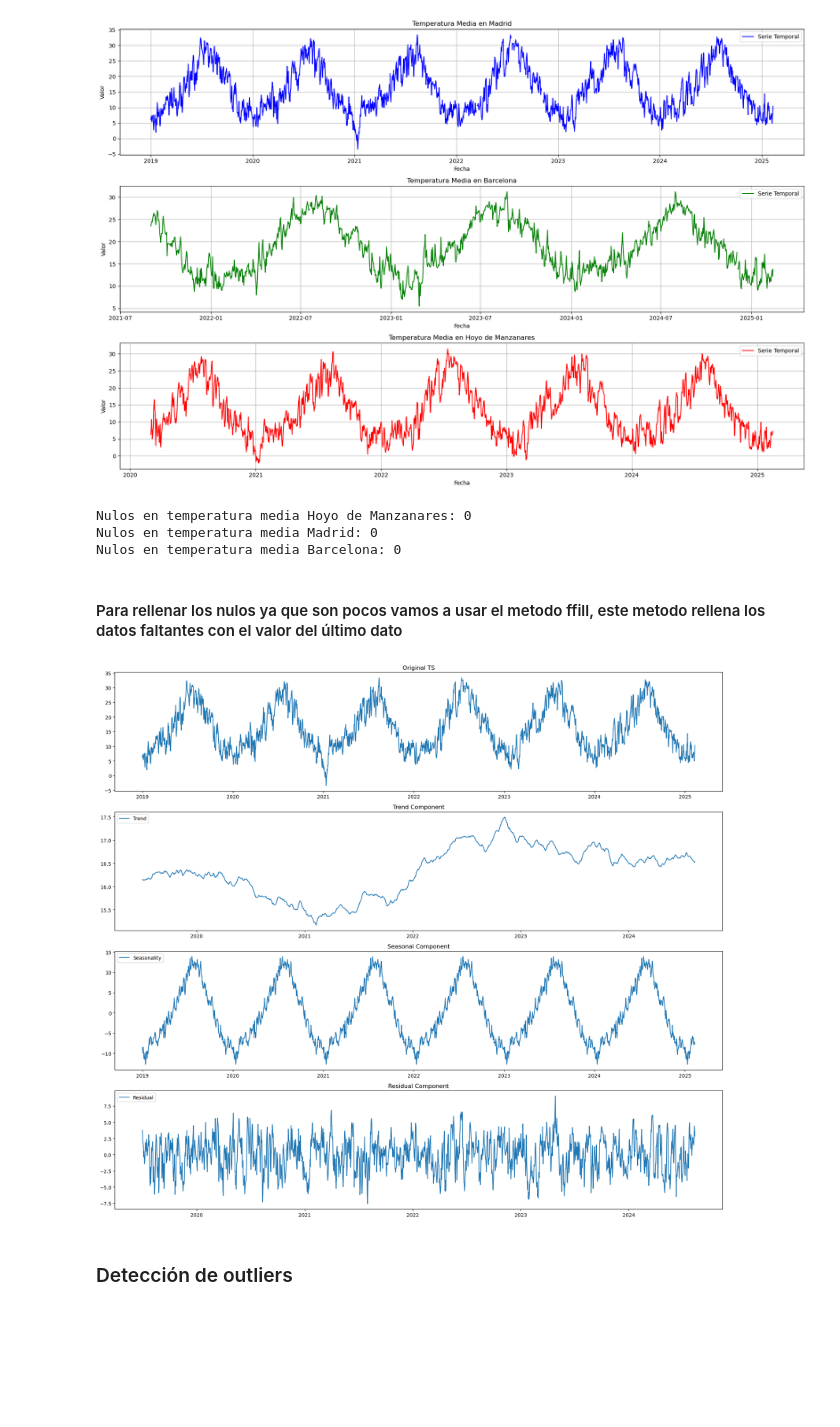
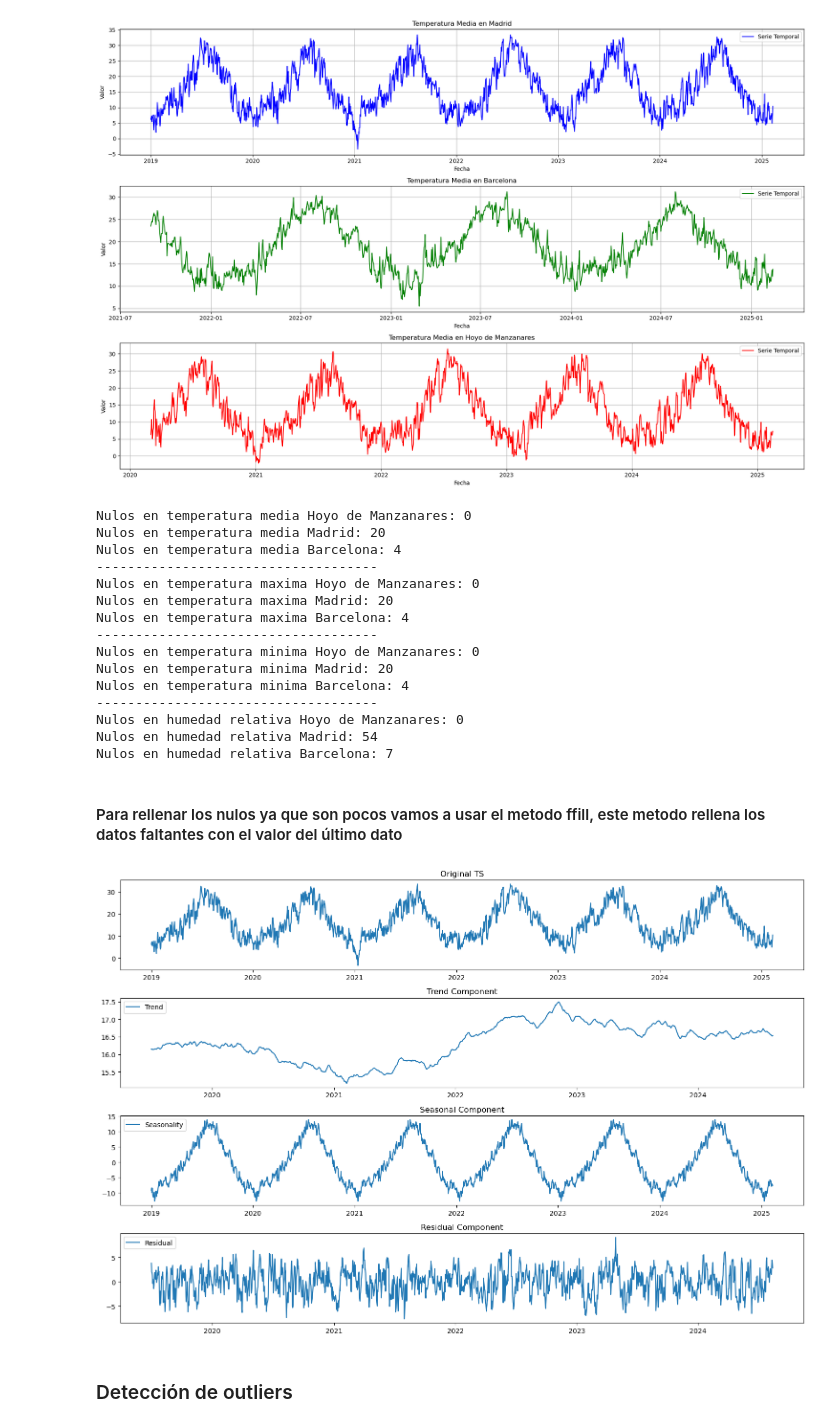
Before and after one commit to GamblerRunner/PrediccionMeteorologica, a Jupyter notebook: src/EDA/verDataDiario.ipynb, the cells around one changed output. Drawn from its saved outputs; the diff is of its cells as text; code cells hidden in the pictures; blank space fills up the shorter version.

```diff
--- a/src/EDA/verDataDiario.ipynb
+++ b/src/EDA/verDataDiario.ipynb
@@ -85,14 +109,38 @@ plt.tight_layout()
 plt.show()
 # %% [output]
 [figure]
-# %%
-print(f"Nulos en temperatura media Hoyo de Manzanares: {df_hoyo['temperature_2m_mean'].isna().sum()}")
-print(f"Nulos en temperatura media Madrid: {df_mad['tmed'].isna().sum()}")
-print(f"Nulos en temperatura media Barcelona: {df_bar['tmed'].isna().sum()}")
-# %% [output]
-Nulos en temperatura media Hoyo de Manzanares: 0
-Nulos en temperatura media Madrid: 0
-Nulos en temperatura media Barcelona: 0
+# %%
+print(f"Nulos en temperatura media Hoyo de Manzanares: {df_hoyo['temperature_2m_mean'].isna().sum()}")
+print(f"Nulos en temperatura media Madrid: {df_mad['tmed'].isna().sum()}")
+print(f"Nulos en temperatura media Barcelona: {df_bar['tmed'].isna().sum()}")
+print('------------------------------------')
+print(f"Nulos en temperatura maxima Hoyo de Manzanares: {df_hoyo['temperature_2m_max'].isna().sum()}")
+print(f"Nulos en temperatura maxima Madrid: {df_mad['tmax'].isna().sum()}")
+print(f"Nulos en temperatura maxima Barcelona: {df_bar['tmax'].isna().sum()}")
+print('------------------------------------')
+print(f"Nulos en temperatura minima Hoyo de Manzanares: {df_hoyo['temperature_2m_min'].isna().sum()}")
+print(f"Nulos en temperatura minima Madrid: {df_mad['tmin'].isna().sum()}")
+print(f"Nulos en temperatura minima Barcelona: {df_bar['tmin'].isna().sum()}")
+print('------------------------------------')
+print(f"Nulos en humedad relativa Hoyo de Manzanares: {df_hoyo['relative_humidity_2m'].isna().sum()}")
+print(f"Nulos en humedad relativa Madrid: {df_mad['hrMedia'].isna().sum()}")
+print(f"Nulos en humedad relativa Barcelona: {df_bar['hrMedia'].isna().sum()}")
+# %% [output]
+Nulos en temperatura media Hoyo de Manzanares: 0
+Nulos en temperatura media Madrid: 20
+Nulos en temperatura media Barcelona: 4
+------------------------------------
+Nulos en temperatura maxima Hoyo de Manzanares: 0
+Nulos en temperatura maxima Madrid: 20
+Nulos en temperatura maxima Barcelona: 4
+------------------------------------
+Nulos en temperatura minima Hoyo de Manzanares: 0
+Nulos en temperatura minima Madrid: 20
+Nulos en temperatura minima Barcelona: 4
+------------------------------------
+Nulos en humedad relativa Hoyo de Manzanares: 0
+Nulos en humedad relativa Madrid: 54
+Nulos en humedad relativa Barcelona: 7
 # %% [markdown]
 #### Para rellenar los nulos ya que son pocos vamos a usar el metodo ffill, este metodo rellena los datos faltantes con el valor del último dato
 # %%
@@ -101,31 +149,31 @@ df_bar['tmed'] = df_bar['tmed'].ffill()
 # %%
 decomposition_air = seasonal_decompose(df_mad['tmed'], model='additive', period=365)
 
-plt.figure(figsize=(18, 16))
+plt.figure(figsize=(15, 10))
 
 plt.subplot(4, 1, 1)
 plt.plot(df_mad["fecha"], df_mad["tmed"])
 plt.title('Original TS')
 
 plt.subplot(4, 1, 2)
 plt.plot(df_mad["fecha"], decomposition_air.trend, label='Trend')
 plt.legend(loc='upper left')
 plt.title('Trend Component')
 
 plt.subplot(4, 1, 3)
 plt.plot(df_mad["fecha"], decomposition_air.seasonal, label='Seasonality')
 plt.legend(loc='upper left')
 plt.title('Seasonal Component')
 
 plt.subplot(4, 1, 4)
 plt.plot(df_mad["fecha"], decomposition_air.resid, label='Residual')
 plt.legend(loc='upper left')
 plt.title('Residual Component')
 
 plt.tight_layout()
 plt.show()
 # %% [output]
-[figure, old version]
+[figure, new version]
 # %% [markdown]
 ### Detección de outliers
 # %%
```
Also changed, not shown: parts of 3 cells of this notebook, 2 other files.
